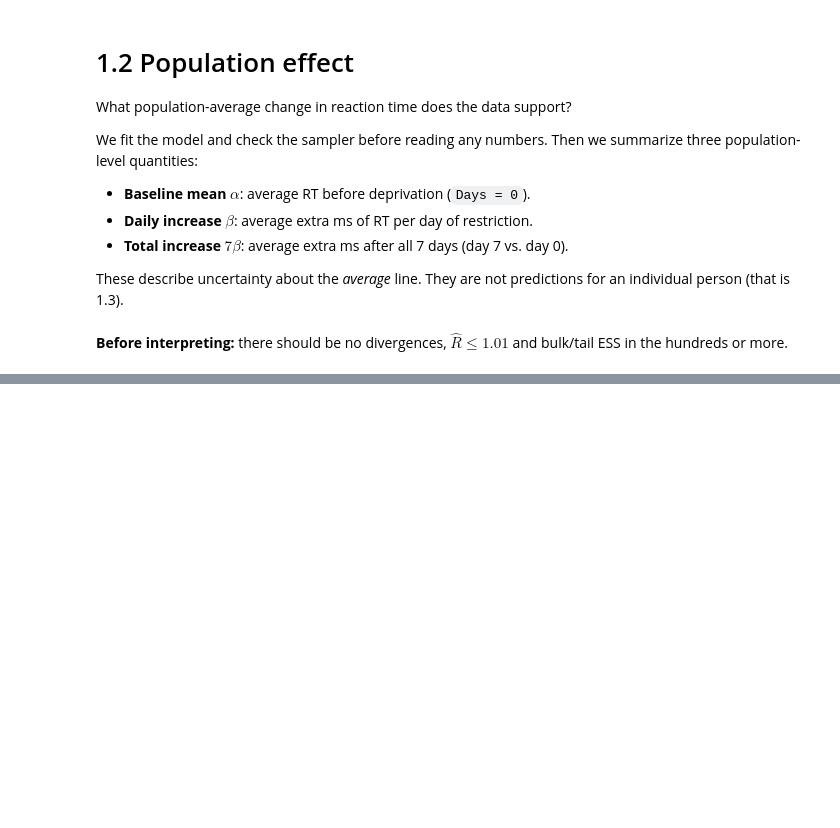
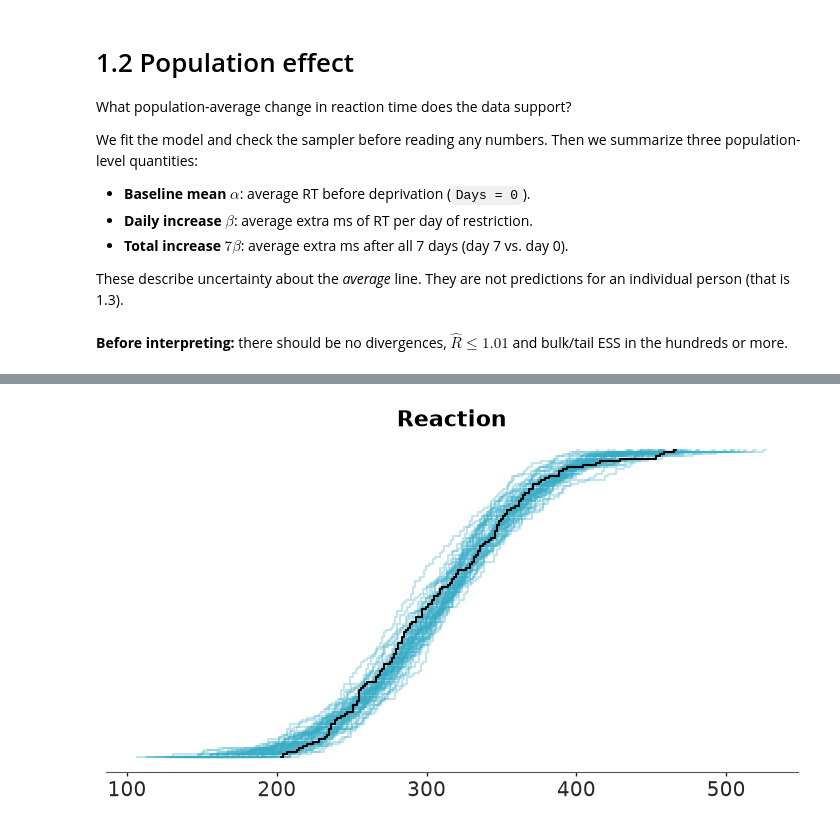
Before and after one commit to EnzonioBanderas/BayesianShortCourse, a Jupyter notebook: sleep/01_linear_baseline.ipynb, the cells around one changed output, grey strips where cells are left out. Saved outputs shown, nothing was run; the diff lists cells and outputs as text; code cells hidden in the pictures; blank space fills up the shorter version.

```diff
--- a/sleep/01_linear_baseline.ipynb
+++ b/sleep/01_linear_baseline.ipynb
@@ -316,0 +261,4 @@ What important structure in the data does this population-average model fail to
+# %%
+azp.plot_ppc_dist(idata, var_names=["Reaction"], kind="ecdf", figure_kwargs={"figsize": (7, 4)});
+# %% [output]
+[figure, added]
```
Also changed, not shown: parts of 34 cells of this notebook.
